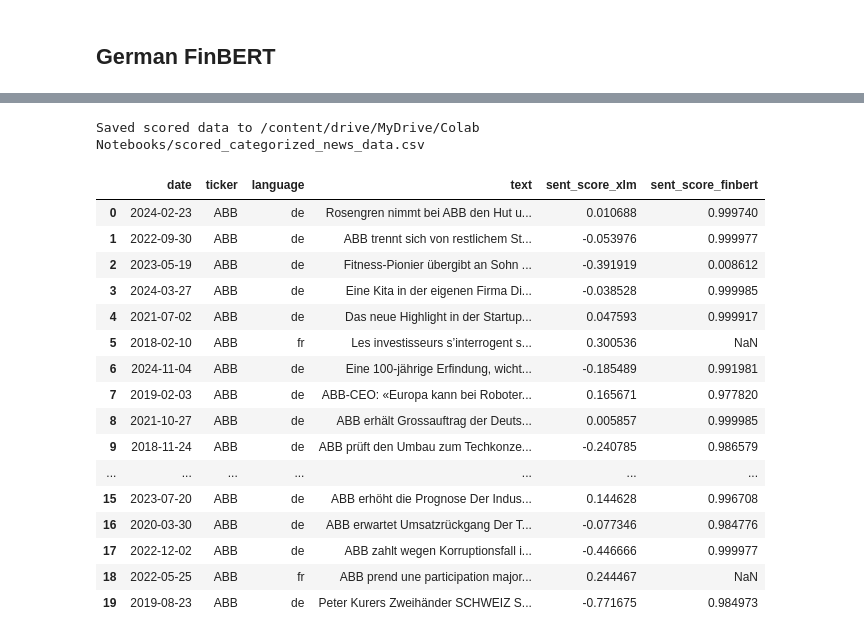
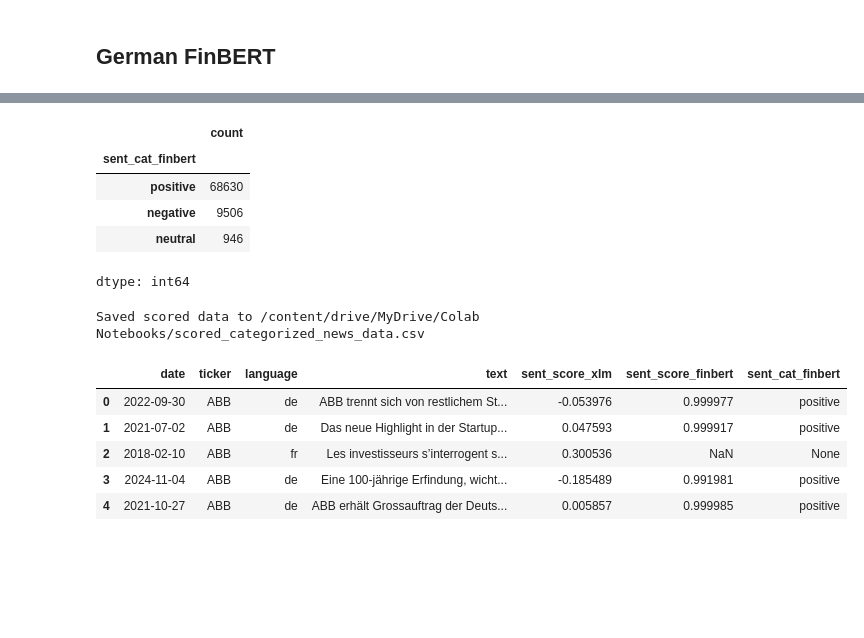
Before and after one commit to mkcakmak/multimodel-financial-time-series-with-sentiment, a Jupyter notebook: noteebooks/06_sentiment_categorized_news.ipynb, the cells around one changed output, grey strips where cells are left out. Cells and saved outputs as stored; diff of their text form; code cells hidden in the pictures; blank space fills up the shorter version.

```diff
--- a/noteebooks/06_sentiment_categorized_news.ipynb
+++ b/noteebooks/06_sentiment_categorized_news.ipynb
@@ -262,3 +262,24 @@ tmp.head(20)
+# %%
+def finbert_label(score, pos_thr=0.60, neg_thr=0.40):
+    if pd.isna(score):
+        return None
+    if score >= pos_thr:
+        return "positive"
+    elif score <= neg_thr:
+        return "negative"
+    else:
+        return "neutral"
+# %%
+tmp["sent_cat_finbert"] = tmp["sent_score_finbert"].apply(finbert_label)
+# %%
+tmp["sent_cat_finbert"].value_counts()
+# %% [output]
+|  | count |
+| sent_cat_finbert |  |
+| positive | 68630 |
+| negative | 9506 |
+| neutral | 946 |
+dtype: int64
 # %%
 output_path = Path("/content/drive/MyDrive/Colab Notebooks/scored_categorized_news_data.csv")
 tmp.to_csv(output_path, index=False)
@@ -270,22 +289,9 @@ path_score = Path("/content/drive/MyDrive/Colab Notebooks/scored_categorized_new
-# %%
-tmp = pd.read_csv(path_score)
 # %%
-tmp.head(20)
+tmp.head()
 # %% [output]
-|  | date | ticker | language | text | sent_score_xlm | sent_score_finbert |
-| 0 | 2024-02-23 | ABB | de | Rosengren nimmt bei ABB den Hut u... | 0.010688 | 0.999740 |
-| 1 | 2022-09-30 | ABB | de | ABB trennt sich von restlichem St... | -0.053976 | 0.999977 |
-| 2 | 2023-05-19 | ABB | de | Fitness-Pionier übergibt an Sohn ... | -0.391919 | 0.008612 |
-| 3 | 2024-03-27 | ABB | de | Eine Kita in der eigenen Firma Di... | -0.038528 | 0.999985 |
-| 4 | 2021-07-02 | ABB | de | Das neue Highlight in der Startup... | 0.047593 | 0.999917 |
-| 5 | 2018-02-10 | ABB | fr | Les investisseurs s’interrogent s... | 0.300536 | NaN |
-| 6 | 2024-11-04 | ABB | de | Eine 100-jährige Erfindung, wicht... | -0.185489 | 0.991981 |
-| 7 | 2019-02-03 | ABB | de | ABB-CEO: «Europa kann bei Roboter... | 0.165671 | 0.977820 |
-| 8 | 2021-10-27 | ABB | de | ABB erhält Grossauftrag der Deuts... | 0.005857 | 0.999985 |
-| 9 | 2018-11-24 | ABB | de | ABB prüft den Umbau zum Techkonze... | -0.240785 | 0.986579 |
-| ... | ... | ... | ... | ... | ... | ... |
-| 15 | 2023-07-20 | ABB | de | ABB erhöht die Prognose Der Indus... | 0.144628 | 0.996708 |
-| 16 | 2020-03-30 | ABB | de | ABB erwartet Umsatzrückgang Der T... | -0.077346 | 0.984776 |
-| 17 | 2022-12-02 | ABB | de | ABB zahlt wegen Korruptionsfall i... | -0.446666 | 0.999977 |
-| 18 | 2022-05-25 | ABB | fr | ABB prend une participation major... | 0.244467 | NaN |
-| 19 | 2019-08-23 | ABB | de | Peter Kurers Zweihänder SCHWEIZ S... | -0.771675 | 0.984973 |
+|  | date | ticker | language | text | sent_score_xlm | sent_score_finbert | sent_cat_finbert |
+| 0 | 2022-09-30 | ABB | de | ABB trennt sich von restlichem St... | -0.053976 | 0.999977 | positive |
+| 1 | 2021-07-02 | ABB | de | Das neue Highlight in der Startup... | 0.047593 | 0.999917 | positive |
+| 2 | 2018-02-10 | ABB | fr | Les investisseurs s’interrogent s... | 0.300536 | NaN | None |
+| 3 | 2024-11-04 | ABB | de | Eine 100-jährige Erfindung, wicht... | -0.185489 | 0.991981 | positive |
+| 4 | 2021-10-27 | ABB | de | ABB erhält Grossauftrag der Deuts... | 0.005857 | 0.999985 | positive |
```
Also changed, not shown: parts of 10 cells of this notebook, 2 other files.
